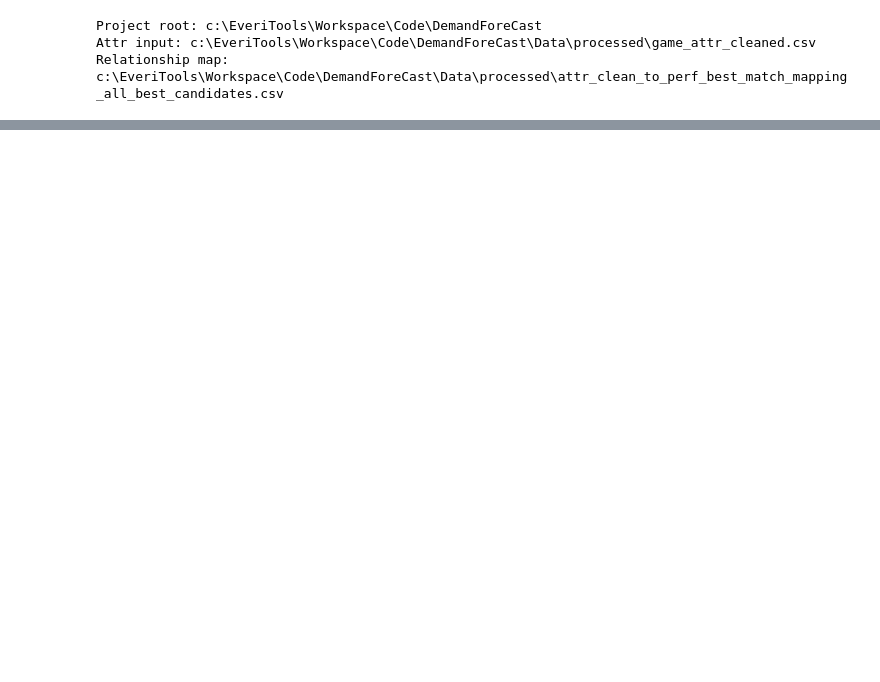
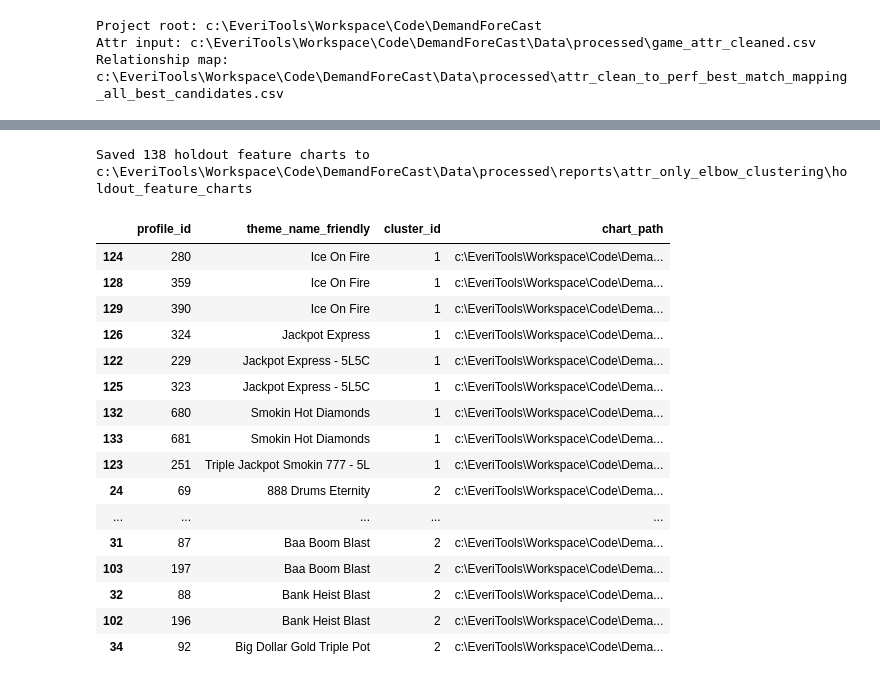
Before and after one commit to Soheil-Latifi-IGT/DemandForeCast, a Jupyter notebook: notebooks/holdout_like_game_clustering.ipynb, the cells around one changed output, grey strips where cells are left out. Drawn from its saved outputs; the diff is of its cells as text; code cells hidden in the pictures; blank space fills up the shorter version.

```diff
--- a/notebooks/holdout_like_game_clustering.ipynb
+++ b/notebooks/holdout_like_game_clustering.ipynb
@@ -409,8 +305,6 @@ rel_profile = (
         best_match_method=("match_method_norm", "first"),
         best_match_score=("match_score_num", "first"),
         matched_release_date=("matched_release_date", "first"),
-        parent_own_status=("parent_own_status", "first"),
-        game_classification=("game_classification", "first"),
     )
 )
 
@@ -1332,32 +1118,50 @@ def save_holdout_feature_chart(profile_index):
     ax_bar.barh(y, values, color="#2f7f63")
     ax_bar.set_yticks(y)
     ax_bar.set_yticklabels(labels, fontsize=9)
     ax_bar.invert_yaxis()
     ax_bar.set_xlabel("Weighted active attr feature value")
     ax_bar.set_title("Strongest Active Attr Features For This Holdout")
     ax_bar.grid(axis="x", alpha=0.20)
 
     file_name = f"holdout_{int(row['profile_id']):04d}_cluster_{int(row['cluster_id']):02d}_{safe_filename(row.get('theme_name_friendly'))}.png"
     path = HOLDOUT_CHART_DIR / file_name
     fig.tight_layout()
     fig.savefig(path, dpi=160)
     plt.close(fig)
     return path
 
 
 holdout_chart_rows = []
 for profile_index in profiles.index[profiles["is_holdout"]]:
     path = save_holdout_feature_chart(profile_index)
     row = profiles.loc[profile_index]
     holdout_chart_rows.append({
         "profile_id": int(row["profile_id"]),
         "theme_name_friendly": row.get("theme_name_friendly"),
-        "semantic_theme_label": row.get("semantic_theme_label"),
         "cluster_id": int(row.get("cluster_id")),
         "chart_path": str(path),
     })
 
 holdout_chart_index = pd.DataFrame(holdout_chart_rows).sort_values(["cluster_id", "theme_name_friendly"])
 print(f"Saved {len(holdout_chart_index)} holdout feature charts to {HOLDOUT_CHART_DIR}")
 display(holdout_chart_index.head(20))
+# %% [output]
+Saved 138 holdout feature charts to c:\EveriTools\Workspace\Code\DemandForeCast\Data\processed\reports\attr_only_elbow_clustering\holdout_feature_charts
+|  | profile_id | theme_name_friendly | cluster_id | chart_path |
+| 124 | 280 | Ice On Fire | 1 | c:\EveriTools\Workspace\Code\Dema... |
+| 128 | 359 | Ice On Fire | 1 | c:\EveriTools\Workspace\Code\Dema... |
+| 129 | 390 | Ice On Fire | 1 | c:\EveriTools\Workspace\Code\Dema... |
+| 126 | 324 | Jackpot Express | 1 | c:\EveriTools\Workspace\Code\Dema... |
+| 122 | 229 | Jackpot Express - 5L5C | 1 | c:\EveriTools\Workspace\Code\Dema... |
+| 125 | 323 | Jackpot Express - 5L5C | 1 | c:\EveriTools\Workspace\Code\Dema... |
+| 132 | 680 | Smokin Hot Diamonds | 1 | c:\EveriTools\Workspace\Code\Dema... |
+| 133 | 681 | Smokin Hot Diamonds | 1 | c:\EveriTools\Workspace\Code\Dema... |
+| 123 | 251 | Triple Jackpot Smokin 777 - 5L | 1 | c:\EveriTools\Workspace\Code\Dema... |
+| 24 | 69 | 888 Drums Eternity | 2 | c:\EveriTools\Workspace\Code\Dema... |
+| ... | ... | ... | ... | ... |
+| 31 | 87 | Baa Boom Blast | 2 | c:\EveriTools\Workspace\Code\Dema... |
+| 103 | 197 | Baa Boom Blast | 2 | c:\EveriTools\Workspace\Code\Dema... |
+| 32 | 88 | Bank Heist Blast | 2 | c:\EveriTools\Workspace\Code\Dema... |
+| 102 | 196 | Bank Heist Blast | 2 | c:\EveriTools\Workspace\Code\Dema... |
+| 34 | 92 | Big Dollar Gold Triple Pot | 2 | c:\EveriTools\Workspace\Code\Dema... |
 # %%
```
Also changed, not shown: parts of 14 cells of this notebook, 6 other files.
